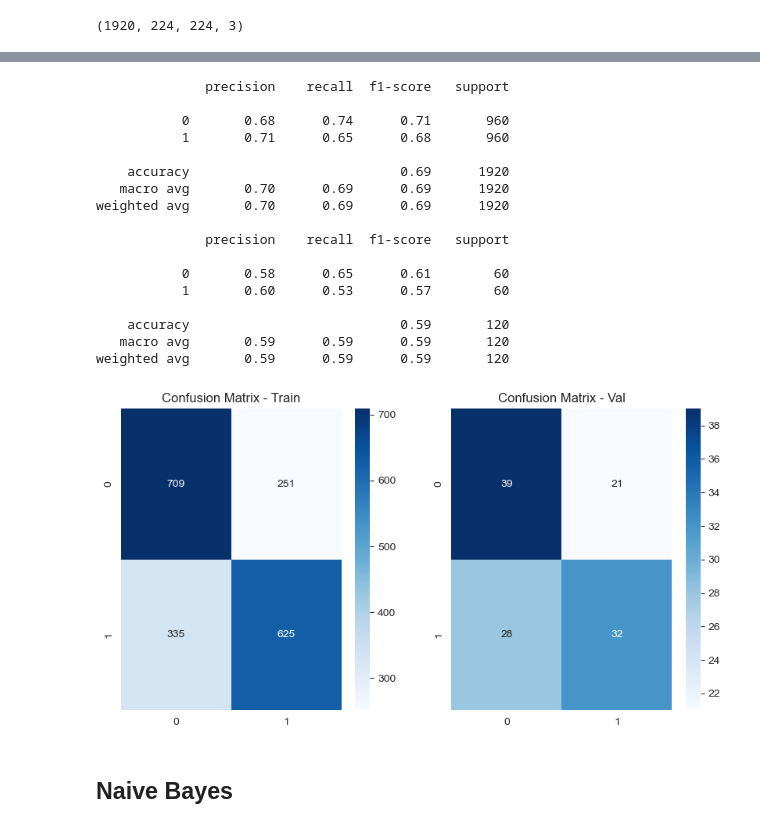
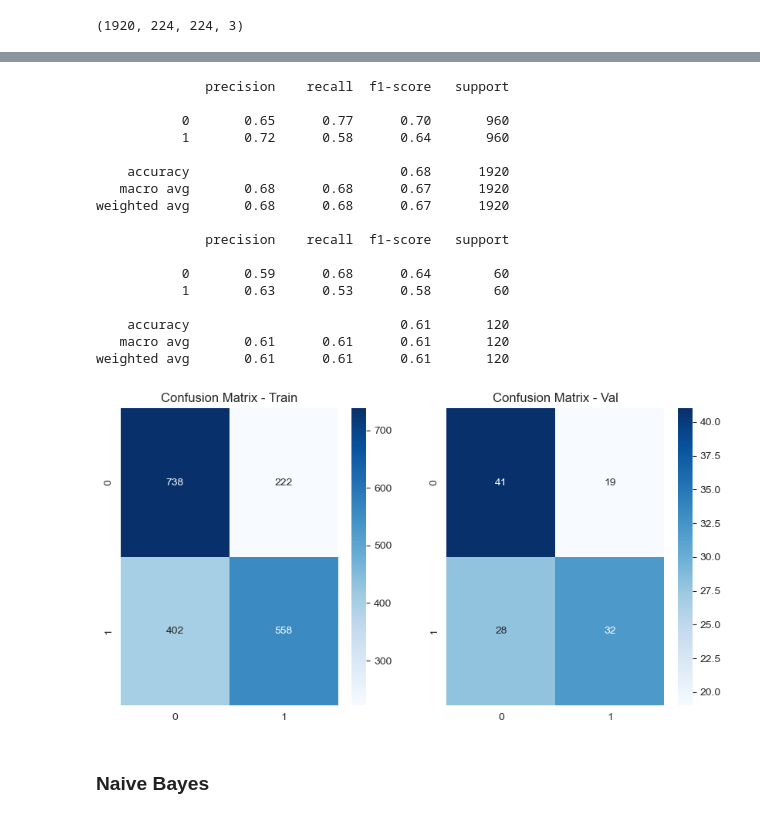
Before and after one commit to cecilia-lin/CSE151A_Pokemon_Classification, a Jupyter notebook: notebook.ipynb, the cells around one changed output, grey strips where cells are left out. Saved outputs shown, nothing was run; the diff lists cells and outputs as text; code cells hidden in the pictures.

```diff
--- a/notebook.ipynb
+++ b/notebook.ipynb
@@ -791,43 +780,28 @@ plt.show()
-# %%
-k=10
-knn = KNeighborsClassifier(n_neighbors=k)
-knn.fit(X_flattened_train, y_train)
-
-y_knn_train_pred = knn.predict(X_flattened_train)
-print(classification_report(y_train,y_knn_train_pred))
-cm_train = confusion_matrix(y_train,y_knn_train_pred)
-
-y_knn_val_pred = knn.predict(X_flattened_val)
-print(classification_report(y_val,y_knn_val_pred))
-cm_val = confusion_matrix(y_val,y_knn_val_pred)
-
-plt.figure(figsize=(10, 5))
-plt.subplot(1, 2, 1)
-sns.heatmap(cm_train, annot=True, fmt='d', cmap='Blues')
-plt.title('Confusion Matrix - Train')
-plt.subplot(1, 2, 2)
-sns.heatmap(cm_val, annot=True, fmt='d', cmap='Blues')
-plt.title('Confusion Matrix - Val')
-plt.show()
-# %% [output]
-              precision    recall  f1-score   support
-
-           0       0.68      0.74      0.71       960
-           1       0.71      0.65      0.68       960
-
-    accuracy                           0.69      1920
-   macro avg       0.70      0.69      0.69      1920
-weighted avg       0.70      0.69      0.69      1920
-
-              precision    recall  f1-score   support
-
-           0       0.58      0.65      0.61        60
-           1       0.60      0.53      0.57        60
-
-    accuracy                           0.59       120
-   macro avg       0.59      0.59      0.59       120
-weighted avg       0.59      0.59      0.59       120
-[figure, removed]
+# %%
+k=20
+knn = KNeighborsClassifier(n_neighbors=k)
+knn.fit(X_flattened_train, y_train)
+
+report_cm(knn,X_flattened_train,y_train,X_flattened_val,y_val)
+# %% [output]
+              precision    recall  f1-score   support
+
+           0       0.65      0.77      0.70       960
+           1       0.72      0.58      0.64       960
+
+    accuracy                           0.68      1920
+   macro avg       0.68      0.68      0.67      1920
+weighted avg       0.68      0.68      0.67      1920
+
+              precision    recall  f1-score   support
+
+           0       0.59      0.68      0.64        60
+           1       0.63      0.53      0.58        60
+
+    accuracy                           0.61       120
+   macro avg       0.61      0.61      0.61       120
+weighted avg       0.61      0.61      0.61       120
+[figure, added]
 # %% [markdown]
-## Naive Bayes
+### Naive Bayes
 # %%
```
Also changed, not shown: parts of 43 cells of this notebook, 1 other file.
